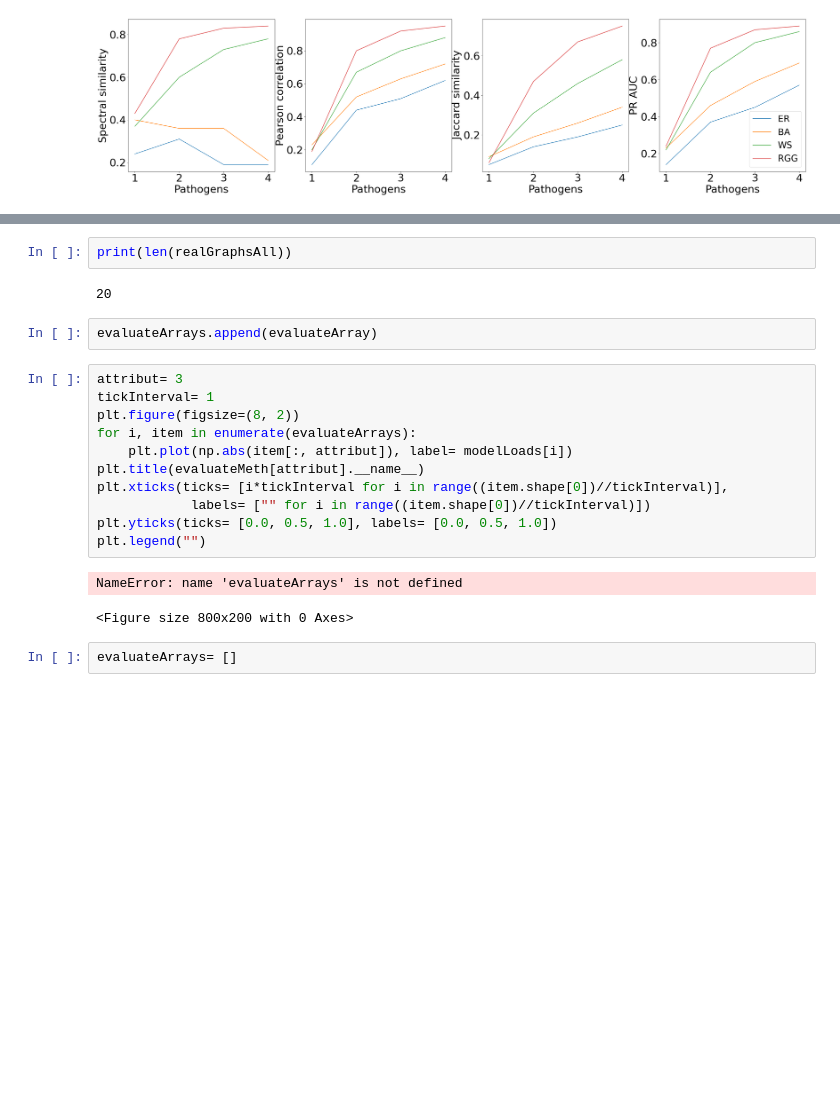
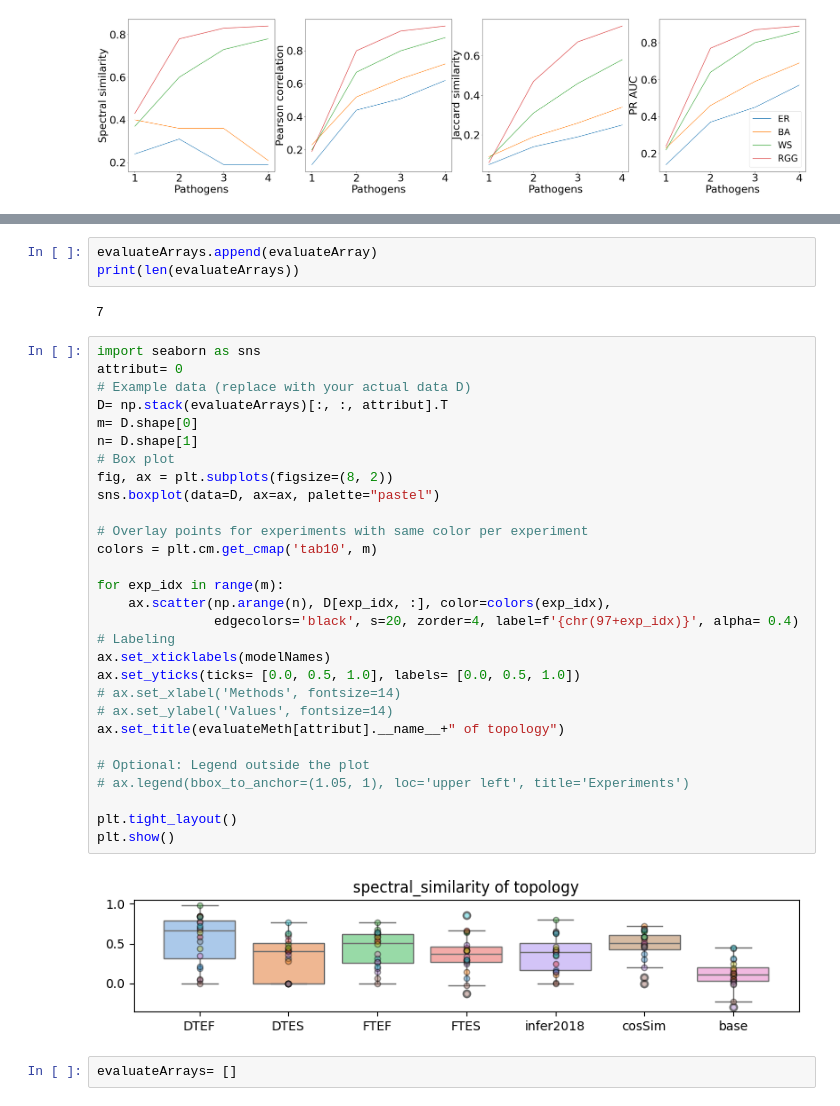
Before and after one commit to bizhili/Topology_Learning_Epis, a Jupyter notebook: readExperiment.ipynb, the cells around one changed output, grey strips where cells are left out. Saved outputs shown, nothing was run; the diff lists cells and outputs as text; blank space fills up the shorter version.

```diff
--- a/readExperiment.ipynb
+++ b/readExperiment.ipynb
@@ -586,26 +606,42 @@ spain_bus 0.25   0.02   0.0   0.17
 spain_car 0.19   -0.04   0.0   0.12
 spain_plane 0.31   0.01   0.0   0.25
 spain_train 0.45   -0.06   0.0   0.11
-# %%
-print(len(realGraphsAll))
-# %% [output]
-20
 # %%
 evaluateArrays.append(evaluateArray)
+print(len(evaluateArrays))
+# %% [output]
+7
-# %%
-attribut= 3
-tickInterval= 1
-plt.figure(figsize=(8, 2))
-for i, item in enumerate(evaluateArrays):
-    plt.plot(np.abs(item[:, attribut]), label= modelLoads[i])
-plt.title(evaluateMeth[attribut].__name__)
-plt.xticks(ticks= [i*tickInterval for i in range((item.shape[0])//tickInterval)],
-            labels= ["" for i in range((item.shape[0])//tickInterval)])
-plt.yticks(ticks= [0.0, 0.5, 1.0], labels= [0.0, 0.5, 1.0])
-plt.legend("")
-# %% [output]
-NameError: name 'evaluateArrays' is not defined
-<Figure size 800x200 with 0 Axes>
+# %%
+import seaborn as sns
+attribut= 0
+# Example data (replace with your actual data D)
+D= np.stack(evaluateArrays)[:, :, attribut].T
+m= D.shape[0]
+n= D.shape[1]
+# Box plot
+fig, ax = plt.subplots(figsize=(8, 2))
+sns.boxplot(data=D, ax=ax, palette="pastel")
+
+# Overlay points for experiments with same color per experiment
+colors = plt.cm.get_cmap('tab10', m)
+
+for exp_idx in range(m):
+    ax.scatter(np.arange(n), D[exp_idx, :], color=colors(exp_idx),
+               edgecolors='black', s=20, zorder=4, label=f'{chr(97+exp_idx)}', alpha= 0.4)
+# Labeling
+ax.set_xticklabels(modelNames)
+ax.set_yticks(ticks= [0.0, 0.5, 1.0], labels= [0.0, 0.5, 1.0])
+# ax.set_xlabel('Methods', fontsize=14)
+# ax.set_ylabel('Values', fontsize=14)
+ax.set_title(evaluateMeth[attribut].__name__+" of topology")
+
+# Optional: Legend outside the plot
+# ax.legend(bbox_to_anchor=(1.05, 1), loc='upper left', title='Experiments')
+
+plt.tight_layout()
+plt.show()
+# %% [output]
+[figure, added]
 # %%
 evaluateArrays= []
 # %%
```
Also changed, not shown: parts of 4 cells of this notebook, 3 other files.
